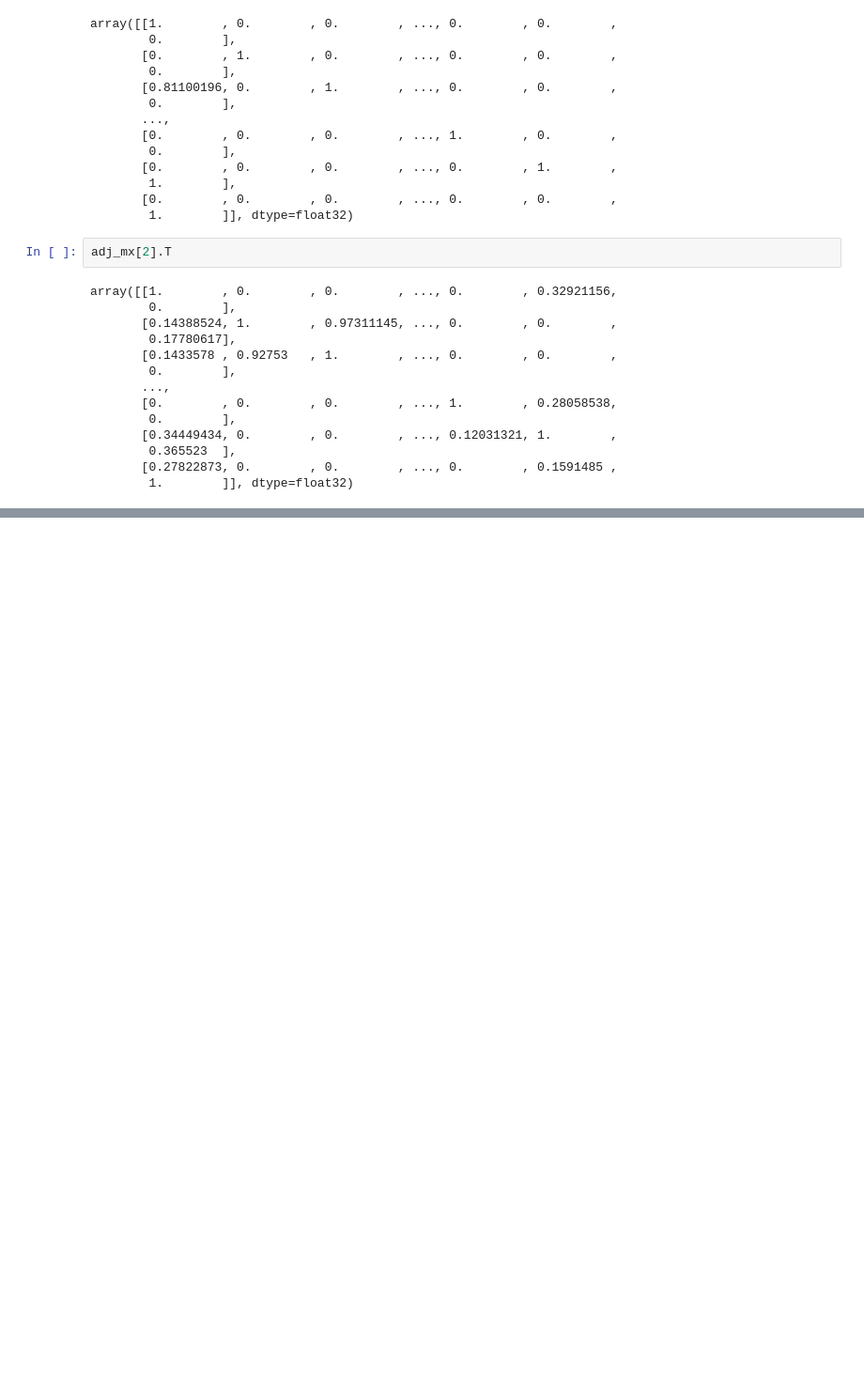
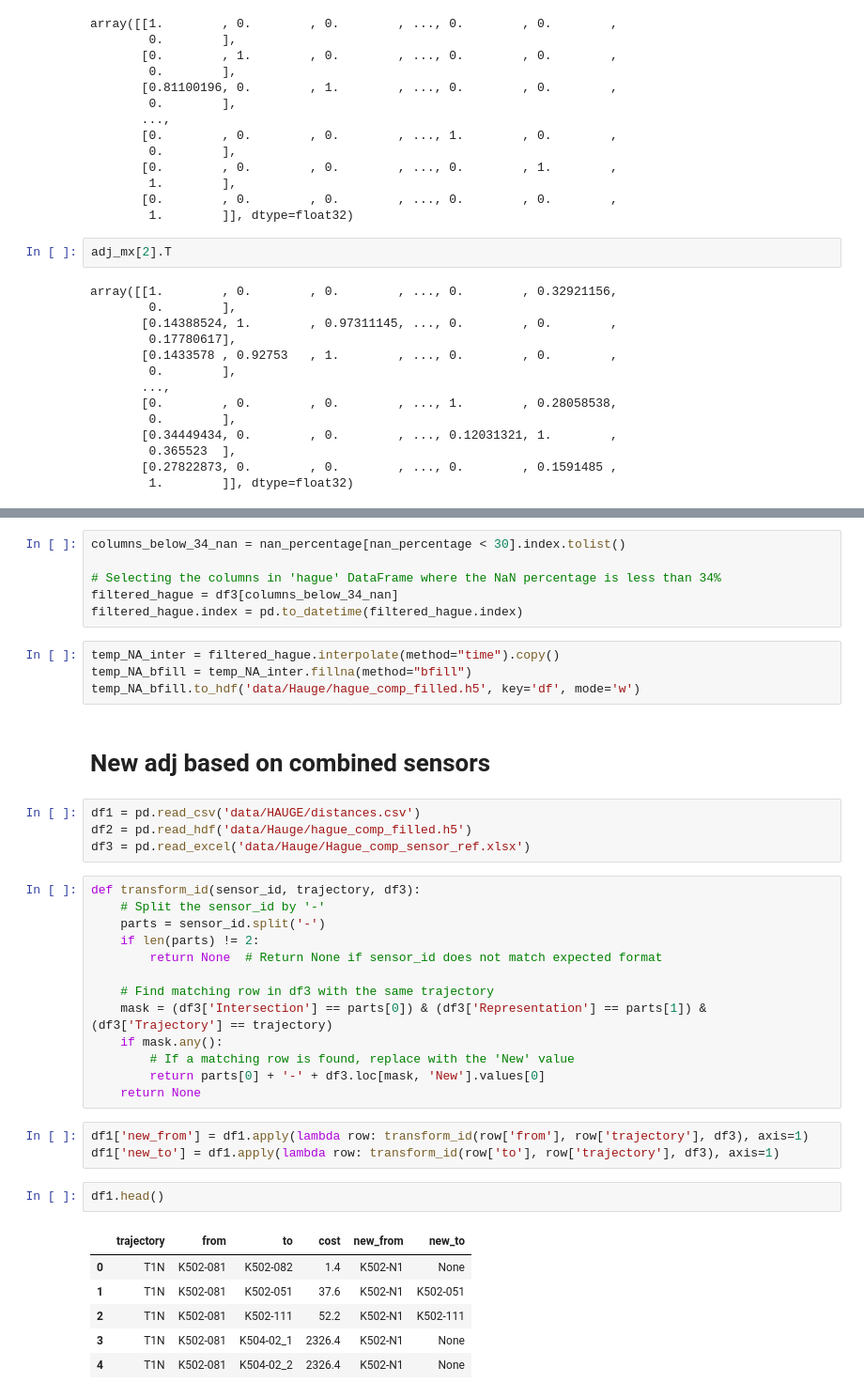
Before and after one commit to xuyou1999/Distance-Enhanced-Spatial-Pre-Training-DESPT, a Jupyter notebook: explore_data.ipynb, the cells around one changed output, grey strips where cells are left out. Shown: that part at 94% size. Cells and saved outputs as stored; diff of their text form; blank space fills up the shorter version.

```diff
--- a/explore_data.ipynb
+++ b/explore_data.ipynb
@@ -1087,0 +1072,41 @@ array([[1.        , 0.        , 0.        , ..., 0.        , 0.32921156,
+# %%
+columns_below_34_nan = nan_percentage[nan_percentage < 30].index.tolist()
+
+# Selecting the columns in 'hague' DataFrame where the NaN percentage is less than 34%
+filtered_hague = df3[columns_below_34_nan]
+filtered_hague.index = pd.to_datetime(filtered_hague.index)
+# %%
+temp_NA_inter = filtered_hague.interpolate(method="time").copy()
+temp_NA_bfill = temp_NA_inter.fillna(method="bfill")
+temp_NA_bfill.to_hdf('data/Hauge/hague_comp_filled.h5', key='df', mode='w')
+# %% [markdown]
+# New adj based on combined sensors
+# %%
+df1 = pd.read_csv('data/HAUGE/distances.csv')
+df2 = pd.read_hdf('data/Hauge/hague_comp_filled.h5')
+df3 = pd.read_excel('data/Hauge/Hague_comp_sensor_ref.xlsx')
+# %%
+def transform_id(sensor_id, trajectory, df3):
+    # Split the sensor_id by '-'
+    parts = sensor_id.split('-')
+    if len(parts) != 2:
+        return None  # Return None if sensor_id does not match expected format
+
+    # Find matching row in df3 with the same trajectory
+    mask = (df3['Intersection'] == parts[0]) & (df3['Representation'] == parts[1]) & (df3['Trajectory'] == trajectory)
+    if mask.any():
+        # If a matching row is found, replace with the 'New' value
+        return parts[0] + '-' + df3.loc[mask, 'New'].values[0]
+    return None
+# %%
+df1['new_from'] = df1.apply(lambda row: transform_id(row['from'], row['trajectory'], df3), axis=1)
+df1['new_to'] = df1.apply(lambda row: transform_id(row['to'], row['trajectory'], df3), axis=1)
+# %%
+df1.head()
+# %% [output]
+|  | trajectory | from | to | cost | new_from | new_to |
+| 0 | T1N | K502-081 | K502-082 | 1.4 | K502-N1 | None |
+| 1 | T1N | K502-081 | K502-051 | 37.6 | K502-N1 | K502-051 |
+| 2 | T1N | K502-081 | K502-111 | 52.2 | K502-N1 | K502-111 |
+| 3 | T1N | K502-081 | K504-02_1 | 2326.4 | K502-N1 | None |
+| 4 | T1N | K502-081 | K504-02_2 | 2326.4 | K502-N1 | None |
```
Also changed, not shown: parts of 77 cells of this notebook.
